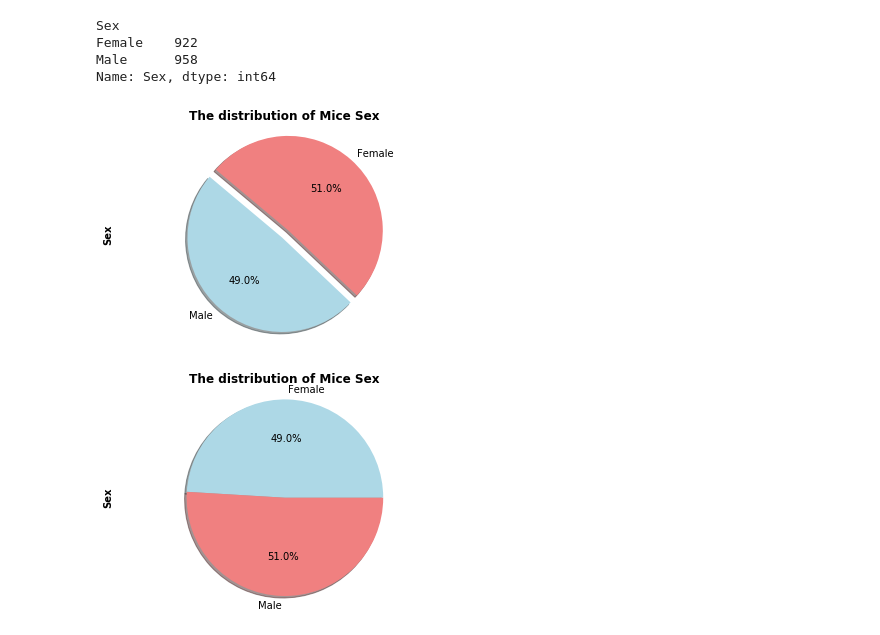
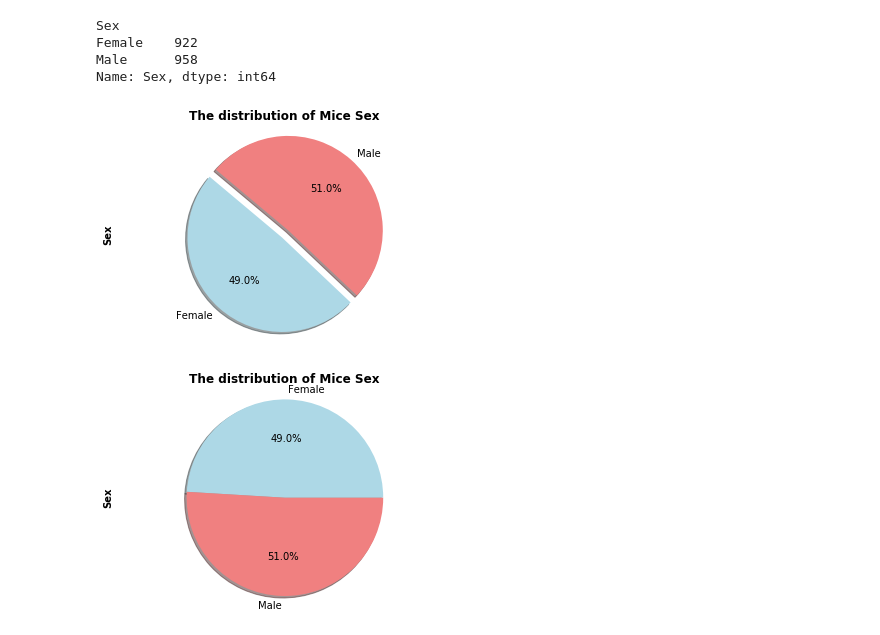
Before and after one commit to FahmidaBilla/matplotlib-challenge, a Jupyter notebook: Pymaceuticals/pymaceuticals.ipynb, the cells around one changed output. Saved outputs shown, nothing was run; the diff lists cells and outputs as text; code cells hidden in the pictures.

```diff
--- a/Pymaceuticals/pymaceuticals.ipynb
+++ b/Pymaceuticals/pymaceuticals.ipynb
@@ -197,25 +197,25 @@ Male      958
 Name: Sex, dtype: int64
 # %%
 # Generate a bar plot showing the total number of timepoints for all mice tested for each drug regimen using pyplot.
-mice = ["Male", "Female"]
+mice = sex_mice.index
 colors = ["lightblue", "lightcoral"]
 explode = (0.1,0)
 # Create pie chart
 py_mice_sex = plt.pie(sex_mice, explode=explode, labels=mice, colors=colors,
                     autopct="%1.1f%%", shadow=True, startangle=140)
 
 # Create axes which are equal so we have a perfect circle
 plt.axis("equal")
 
 # Set x/y label, title
 plt.title("The distribution of Mice Sex", fontweight="bold")
 plt.ylabel("Sex", fontweight="bold")
 
 # Save an image of our chart and print the final product to the screen
 plt.savefig("Images/py_mice_sex.png")
 plt.show()
 # %% [output]
-[figure, old version]
+[figure, new version]
 # %%
 # Generate a pie plot showing the distribution of female versus male mice using Pandas
 pie_mice_sex = sex_mice.plot(kind="pie", colors=colors, autopct="%1.1f%%", shadow=True)
```
Also changed, not shown: parts of 1 cell of this notebook, 2 other files.
